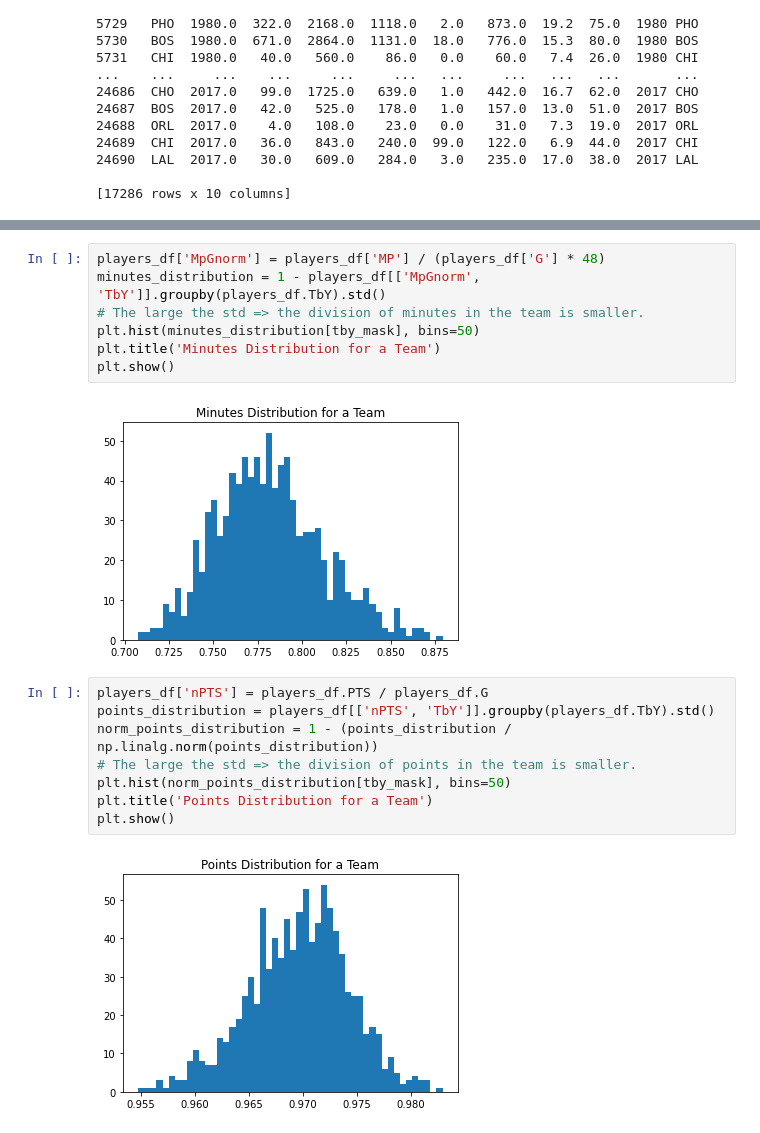
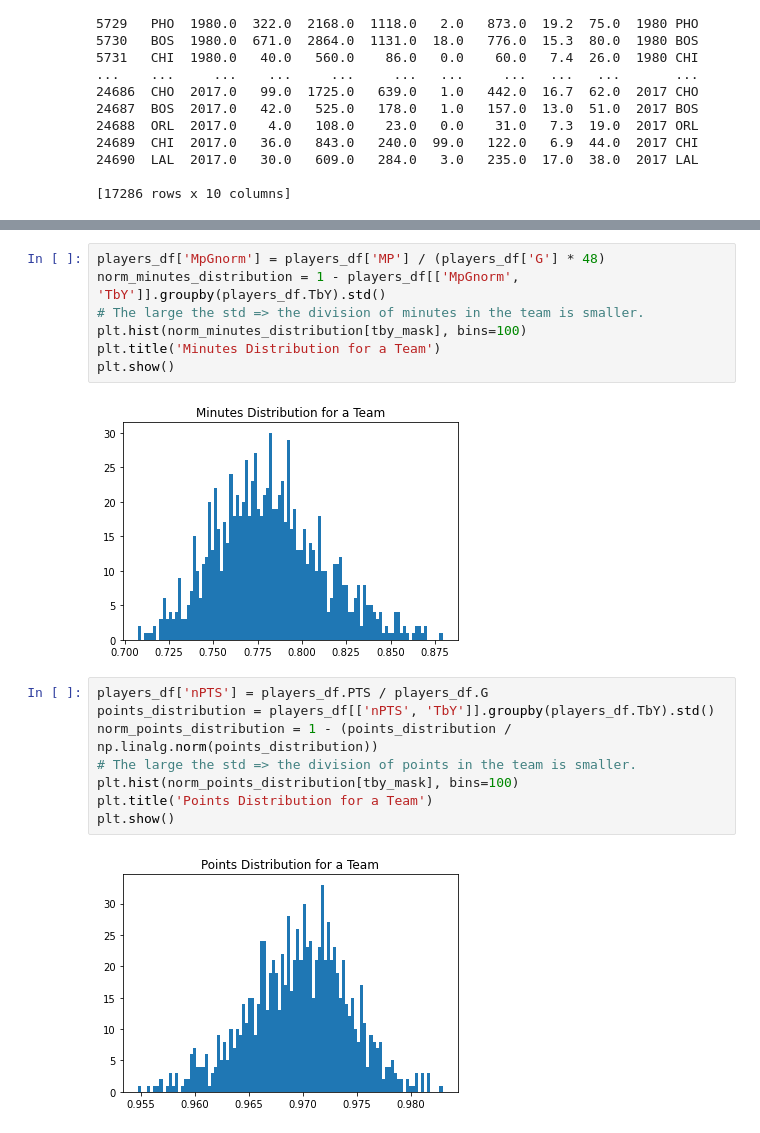
Before and after one commit to canudi/BD_final_project, a Jupyter notebook: final.ipynb, the cells around one changed output, grey strips where cells are left out. Saved outputs shown, nothing was run; the diff lists cells and outputs as text.

```diff
--- a/final.ipynb
+++ b/final.ipynb
@@ -65,23 +64,23 @@ index - <season>_<team_name>
 ' try building a ML model to predict success - try to minimize error rate '
 # %%
 players_df['MpGnorm'] = players_df['MP'] / (players_df['G'] * 48)
-minutes_distribution = 1 - players_df[['MpGnorm', 'TbY']].groupby(players_df.TbY).std()
+norm_minutes_distribution = 1 - players_df[['MpGnorm', 'TbY']].groupby(players_df.TbY).std()
 # The large the std => the division of minutes in the team is smaller.
-plt.hist(minutes_distribution[tby_mask], bins=50)
+plt.hist(norm_minutes_distribution[tby_mask], bins=100)
 plt.title('Minutes Distribution for a Team')
 plt.show()
 # %% [output]
-[figure, old version]
+[figure, new version]
 # %%
 players_df['nPTS'] = players_df.PTS / players_df.G
 points_distribution = players_df[['nPTS', 'TbY']].groupby(players_df.TbY).std()
 norm_points_distribution = 1 - (points_distribution / np.linalg.norm(points_distribution))
 # The large the std => the division of points in the team is smaller.
-plt.hist(norm_points_distribution[tby_mask], bins=50)
+plt.hist(norm_points_distribution[tby_mask], bins=100)
 plt.title('Points Distribution for a Team')
 plt.show()
 # %% [output]
-[figure, old version]
+[figure, new version]
 # %%
 players_df['nPA'] = (3 * players_df['3PA'] + 2 * players_df['2PA']) / players_df.G
 shots_distribution = players_df[['nPA', 'TbY']].groupby(players_df.TbY).std()
```
Also changed, not shown: parts of 11 cells of this notebook, 1 other file.
